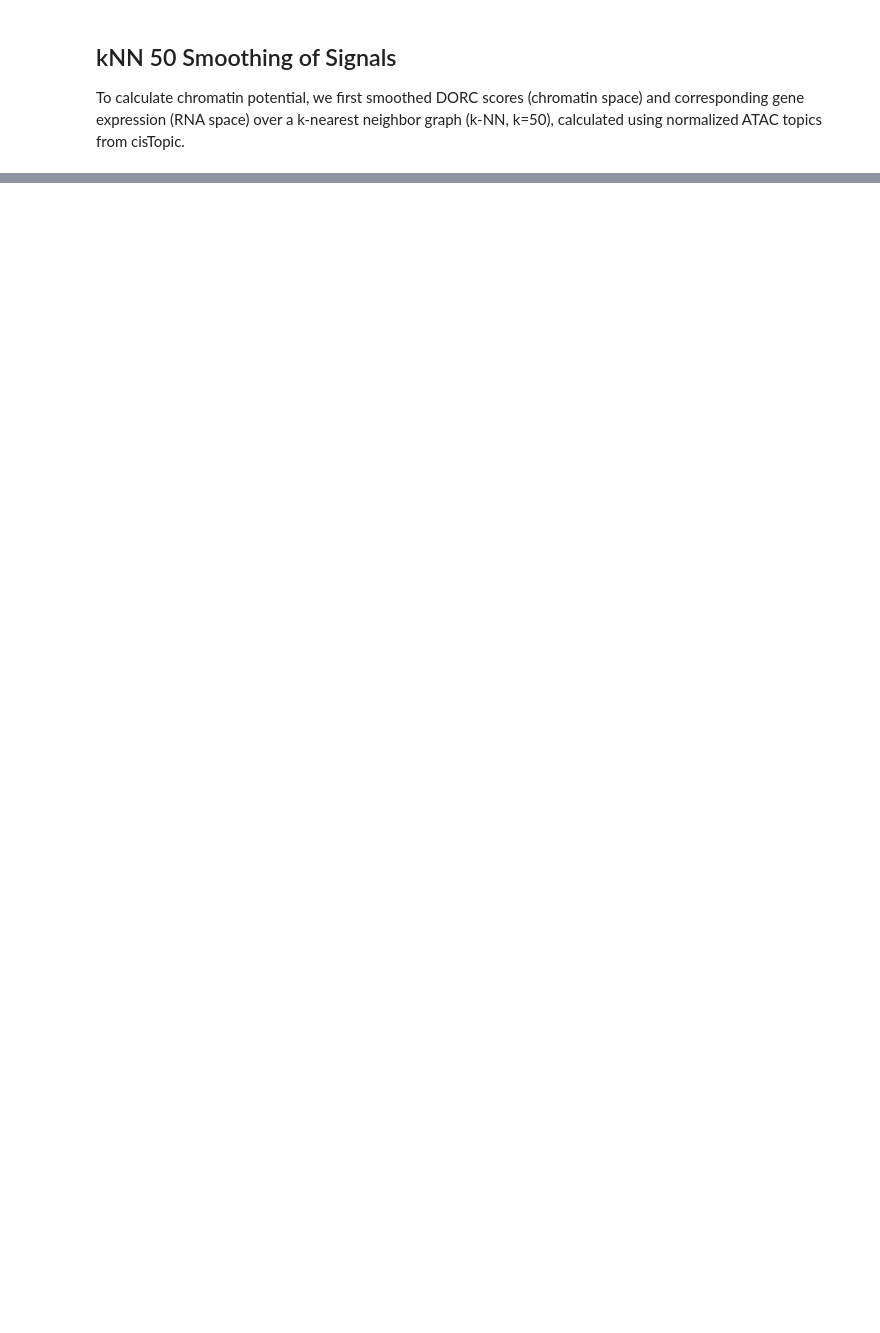
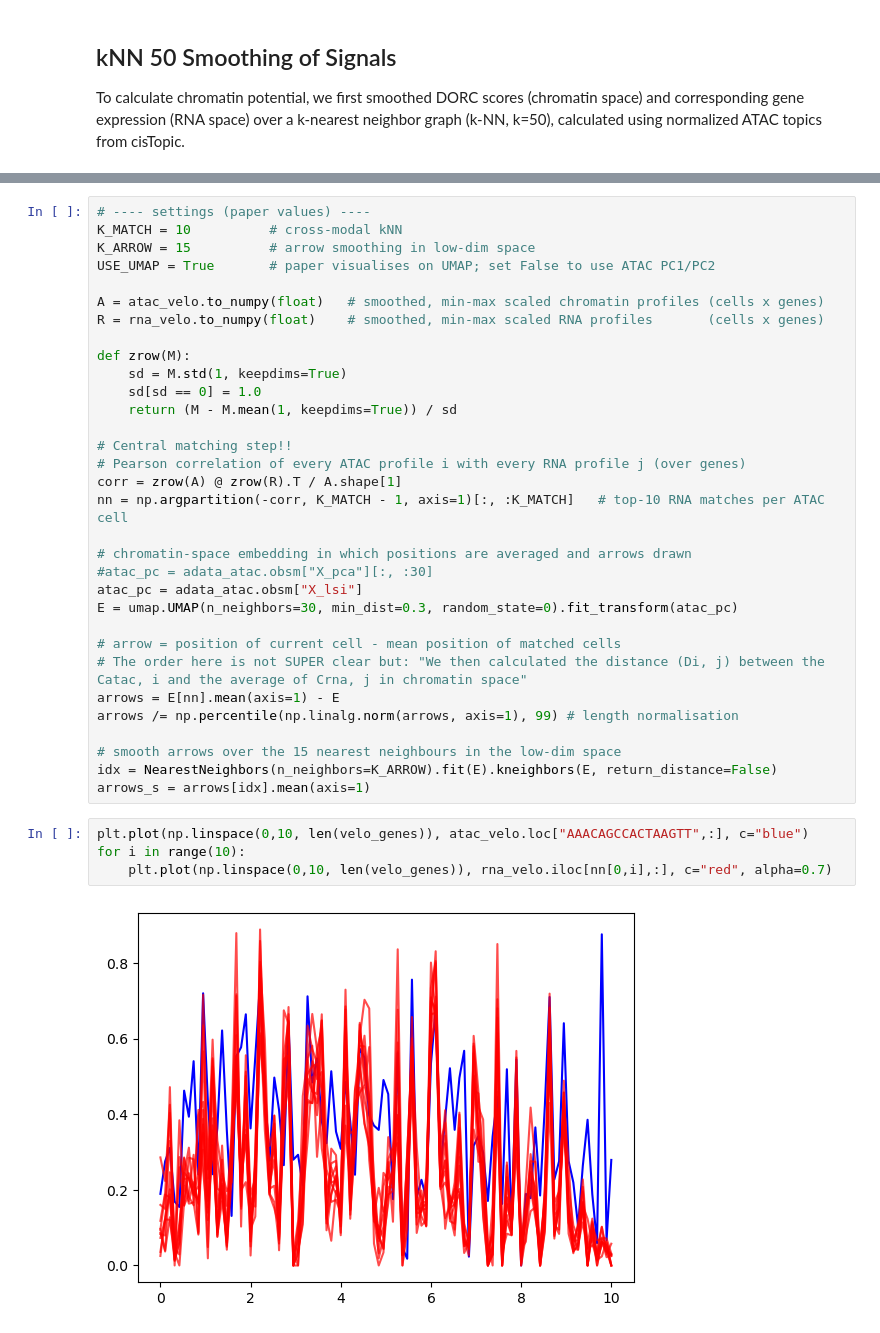
Before and after one commit to N1klasSchmidt/DynaVelo_testing, a Jupyter notebook: velocity_analyses/chromatin_potential_comp.ipynb, the cells around one changed output, grey strips where cells are left out. Cells and saved outputs as stored; diff of their text form; blank space fills up the shorter version.

```diff
--- a/velocity_analyses/chromatin_potential_comp.ipynb
+++ b/velocity_analyses/chromatin_potential_comp.ipynb
@@ -70,0 +149,38 @@ Find the 10 RNA profiles with the highest correlation to the current ATAC cell a
+# %%
+# ---- settings (paper values) ----
+K_MATCH = 10          # cross-modal kNN
+K_ARROW = 15          # arrow smoothing in low-dim space
+USE_UMAP = True       # paper visualises on UMAP; set False to use ATAC PC1/PC2
+
+A = atac_velo.to_numpy(float)   # smoothed, min-max scaled chromatin profiles (cells x genes)
+R = rna_velo.to_numpy(float)    # smoothed, min-max scaled RNA profiles       (cells x genes)
+
+def zrow(M):
+    sd = M.std(1, keepdims=True)
+    sd[sd == 0] = 1.0
+    return (M - M.mean(1, keepdims=True)) / sd
+
+# Central matching step!!
+# Pearson correlation of every ATAC profile i with every RNA profile j (over genes)
+corr = zrow(A) @ zrow(R).T / A.shape[1]
+nn = np.argpartition(-corr, K_MATCH - 1, axis=1)[:, :K_MATCH]   # top-10 RNA matches per ATAC cell
+
+# chromatin-space embedding in which positions are averaged and arrows drawn
+#atac_pc = adata_atac.obsm["X_pca"][:, :30]
+atac_pc = adata_atac.obsm["X_lsi"]
+E = umap.UMAP(n_neighbors=30, min_dist=0.3, random_state=0).fit_transform(atac_pc)
+
+# arrow = position of current cell - mean position of matched cells
+# The order here is not SUPER clear but: "We then calculated the distance (Di, j) between the Catac, i and the average of Crna, j in chromatin space"
+arrows = E[nn].mean(axis=1) - E
+arrows /= np.percentile(np.linalg.norm(arrows, axis=1), 99) # length normalisation
+
+# smooth arrows over the 15 nearest neighbours in the low-dim space
+idx = NearestNeighbors(n_neighbors=K_ARROW).fit(E).kneighbors(E, return_distance=False)
+arrows_s = arrows[idx].mean(axis=1)
+# %%
+plt.plot(np.linspace(0,10, len(velo_genes)), atac_velo.loc["AAACAGCCACTAAGTT",:], c="blue")
+for i in range(10):
+    plt.plot(np.linspace(0,10, len(velo_genes)), rna_velo.iloc[nn[0,i],:], c="red", alpha=0.7)
+# %% [output]
+[figure, added]
```
Also changed, not shown: parts of 18 cells of this notebook, 1 other file.
